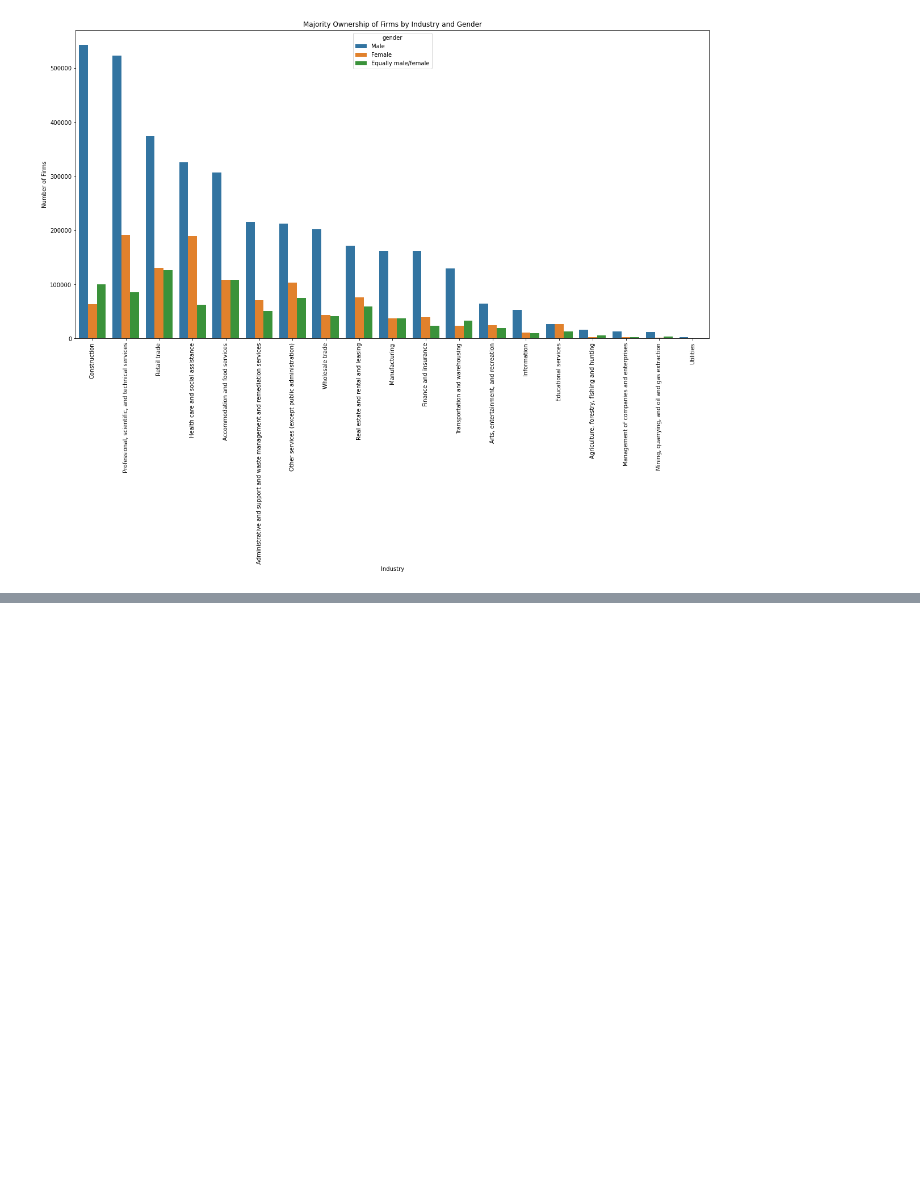
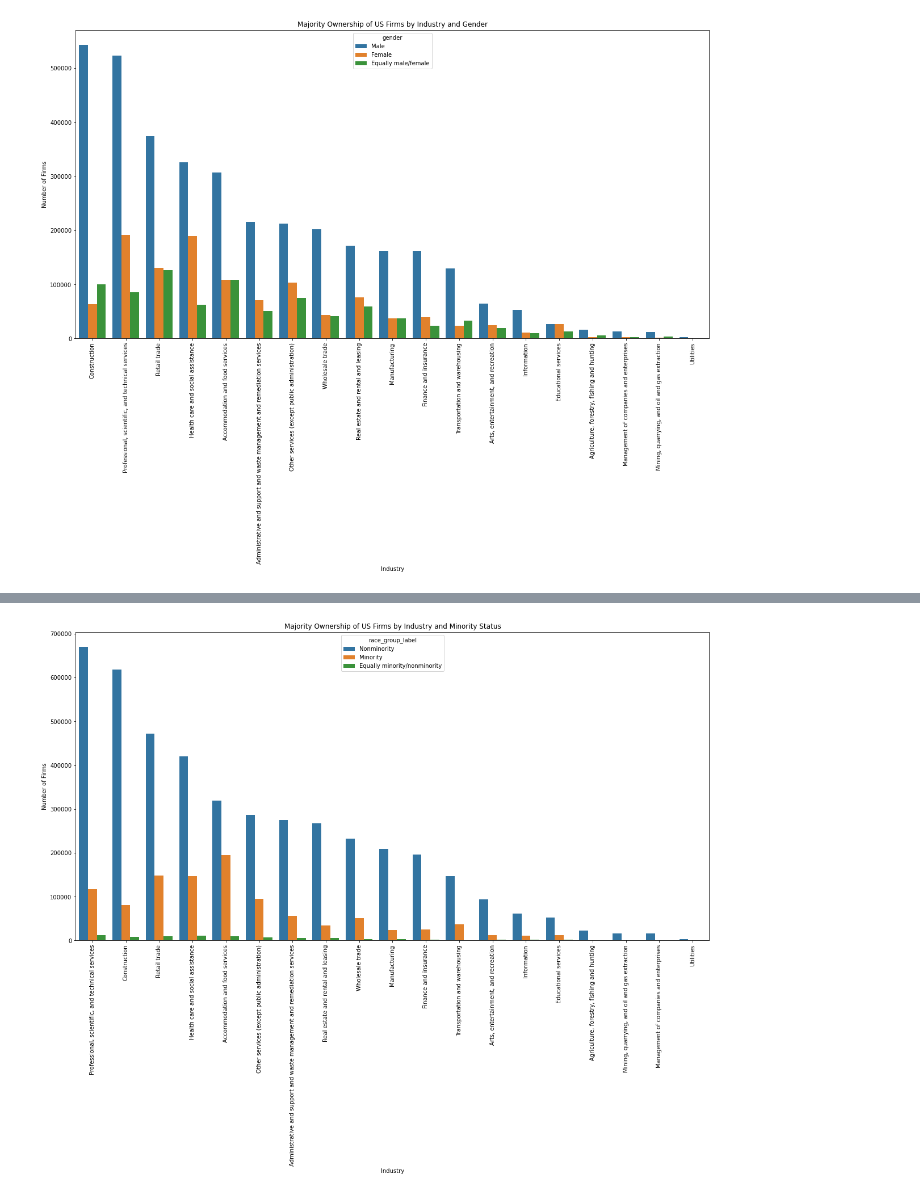
Before and after one commit to jedc4xer/abs_group_assessment, a Jupyter notebook: jake_working_copy.ipynb, the cells around one changed output, grey strips where cells are left out. Saved outputs shown, nothing was run; the diff lists cells and outputs as text; code cells hidden in the pictures; blank space fills up the shorter version.

```diff
--- a/jake_working_copy.ipynb
+++ b/jake_working_copy.ipynb
@@ -201,0 +230,21 @@ plt.xticks(rotation = 90);
+# %%
+workingDF3 = df_collection[0]
+workingDF3 = workingDF3[workingDF3['firmpdemp'] != 0]
+workingDF3 = workingDF3[workingDF3['yibszfi_label'] == 'All firms']
+workingDF3 = workingDF3[workingDF3['gender'] == 'Total']
+
+workingDF3 = workingDF3[workingDF3['industry'] != 'Industries not classified']
+
+workingDF3.drop(['geo_id', 'name', 'industry_code', 'gender', 'yibszfi_label'], axis = 1, inplace = True)
+workingDF3 = workingDF3.query('race_group_label  in ("Nonminority", "Minority", "Equally minority/nonminority")')
+workingDF3 = workingDF3[workingDF3['industry'] != 'Total for all sectors']
+
+workingDF3 = workingDF3.sort_values(by = 'firmpdemp', ascending = False)
+# %%
+plt.figure(figsize=(20, 10))
+
+ax3 = sns.barplot(data = workingDF3, x = 'industry', y = 'firmpdemp', hue = 'race_group_label')
+ax3.set(xlabel ="Industry", ylabel = "Number of Firms", title ='Majority Ownership of US Firms by Industry and Minority Status')
+plt.xticks(rotation = 90);
+# %% [output]
+[figure, added]
```
Also changed, not shown: parts of 13 cells of this notebook.
